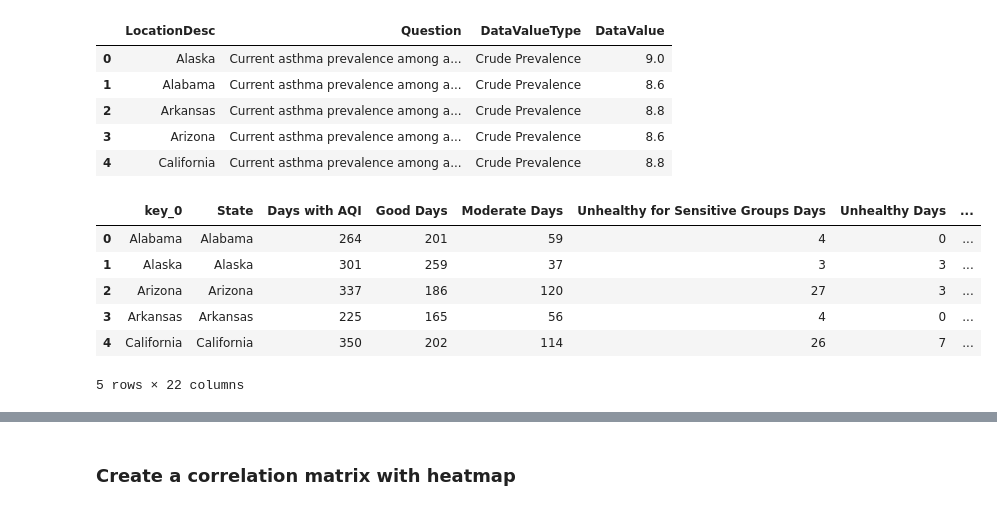
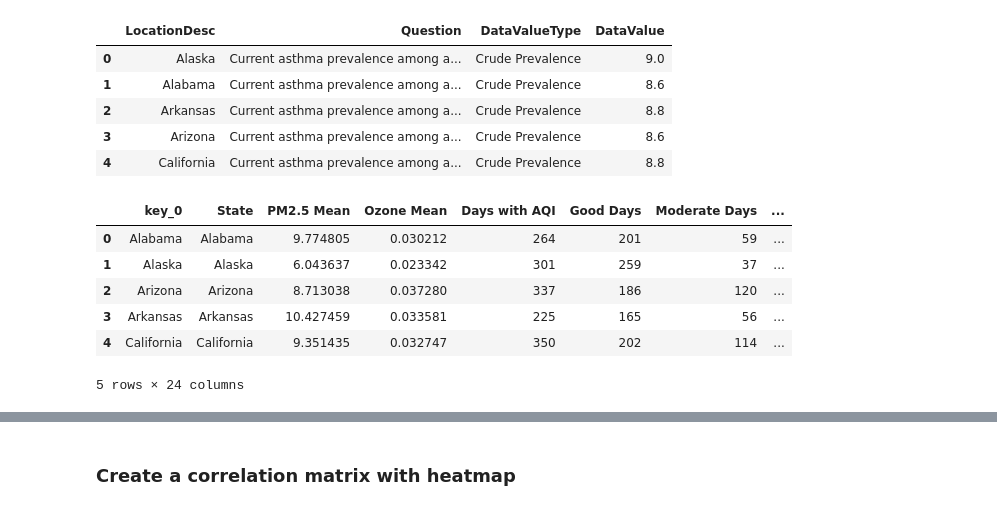
Before and after one commit to mjlaw/FIT_capstone, a Jupyter notebook: Jupyter_notebooks/Air Quality and Asthma.ipynb, the cells around one changed output, grey strips where cells are left out. Drawn from its saved outputs; the diff is of its cells as text; code cells hidden in the pictures.

```diff
--- a/Jupyter_notebooks/Air Quality and Asthma.ipynb
+++ b/Jupyter_notebooks/Air Quality and Asthma.ipynb
@@ -75,0 +147,4 @@ asthma2012Cleaned.head()
+# %%
+pm25OzoneMerged2012 = pd.merge(pm25States, ozoneStates, on=['State'],
+             how = 'right') #pm25States dataframe is missing 2 states
+pm25OzoneMerged2012.head()
@@ -75,0 +167,4 @@ asthma2012Cleaned.head()
+# %%
+#create variable to calculate the mean of the PM2.5 Mean column and round to 1 decimal place
+naValue = round(pm25OzoneMerged2012['PM2.5 Mean'].mean(), 1)
+naValue
@@ -75,0 +173,3 @@ asthma2012Cleaned.head()
+# %%
+#replace missing values with mean
+pm25OzoneMerged2012 = pm25OzoneMerged2012.fillna(naValue).copy()
@@ -103,3 +209,7 @@ AQI1States.head()
 | California | 350 | 202 | 114 | 26 | 7 | 0 | ... |
 # %%
 AQI1States = AQI1States.reset_index()
+# %%
+#merge the AQ dataframe with the PM2.5 and ozone dataframe
+AQStates = pd.merge(pm25OzoneMerged2012, AQI1States, on=['State'], how = 'left')
+AQStates.head()
@@ -116,18 +233,18 @@ asthma2012Compact.head()
 | 4 | California | Current asthma prevalence among a... | Crude Prevalence | 8.8 |
 # %%
 #merge the datasets
-merged2012 = pd.merge(AQI1States, asthma2012Compact, left_on=AQI1States['State'],
+merged2012 = pd.merge(AQStates, asthma2012Compact, left_on=AQStates['State'],
              right_on=asthma2012Compact['LocationDesc'],
              how = 'left')
 merged2012.head()
 # %% [output]
-|  | key_0 | State | Days with AQI | Good Days | Moderate Days | Unhealthy for Sensitive Groups Days | Unhealthy Days | ... |
-| 0 | Alabama | Alabama | 264 | 201 | 59 | 4 | 0 | ... |
-| 1 | Alaska | Alaska | 301 | 259 | 37 | 3 | 3 | ... |
-| 2 | Arizona | Arizona | 337 | 186 | 120 | 27 | 3 | ... |
-| 3 | Arkansas | Arkansas | 225 | 165 | 56 | 4 | 0 | ... |
-| 4 | California | California | 350 | 202 | 114 | 26 | 7 | ... |
+|  | key_0 | State | PM2.5 Mean | Ozone Mean | Days with AQI | Good Days | Moderate Days | ... |
+| 0 | Alabama | Alabama | 9.774805 | 0.030212 | 264 | 201 | 59 | ... |
+| 1 | Alaska | Alaska | 6.043637 | 0.023342 | 301 | 259 | 37 | ... |
+| 2 | Arizona | Arizona | 8.713038 | 0.037280 | 337 | 186 | 120 | ... |
+| 3 | Arkansas | Arkansas | 10.427459 | 0.033581 | 225 | 165 | 56 | ... |
+| 4 | California | California | 9.351435 | 0.032747 | 350 | 202 | 114 | ... |
-5 rows × 22 columns
+5 rows × 24 columns
 # %%
 merged2012.columns
 # %% [output]
```
Also changed, not shown: parts of 73 cells of this notebook, 4 other files.
